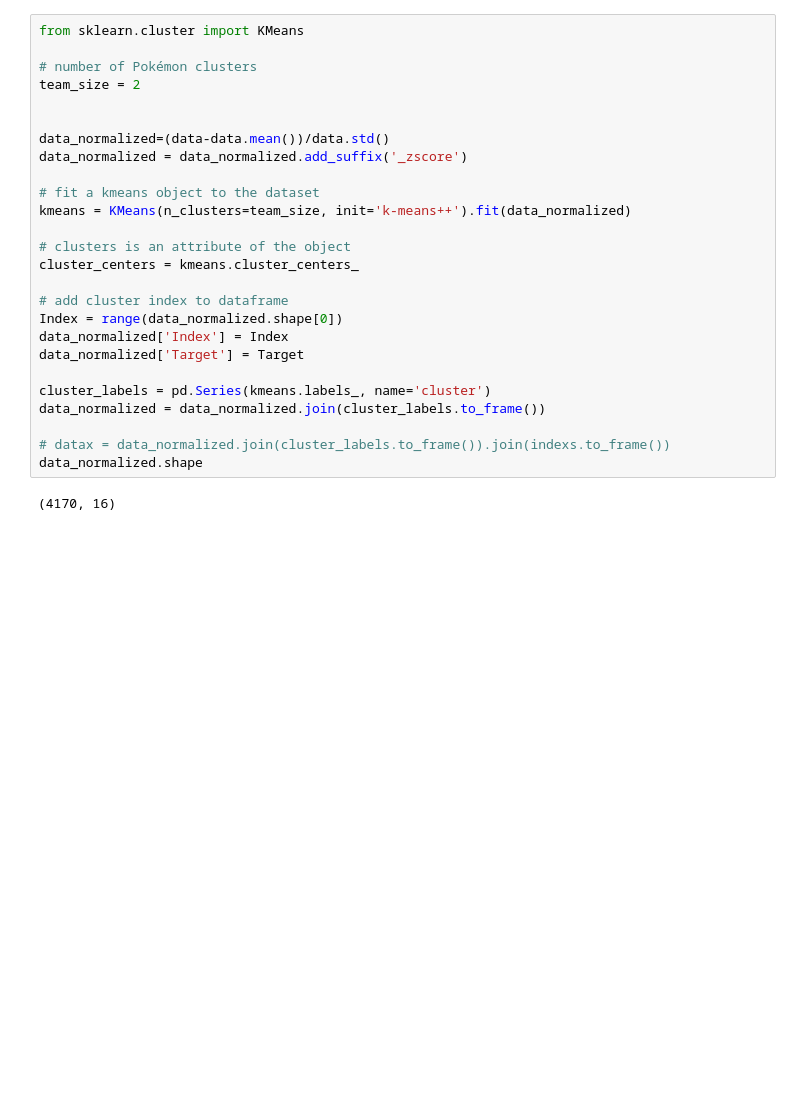
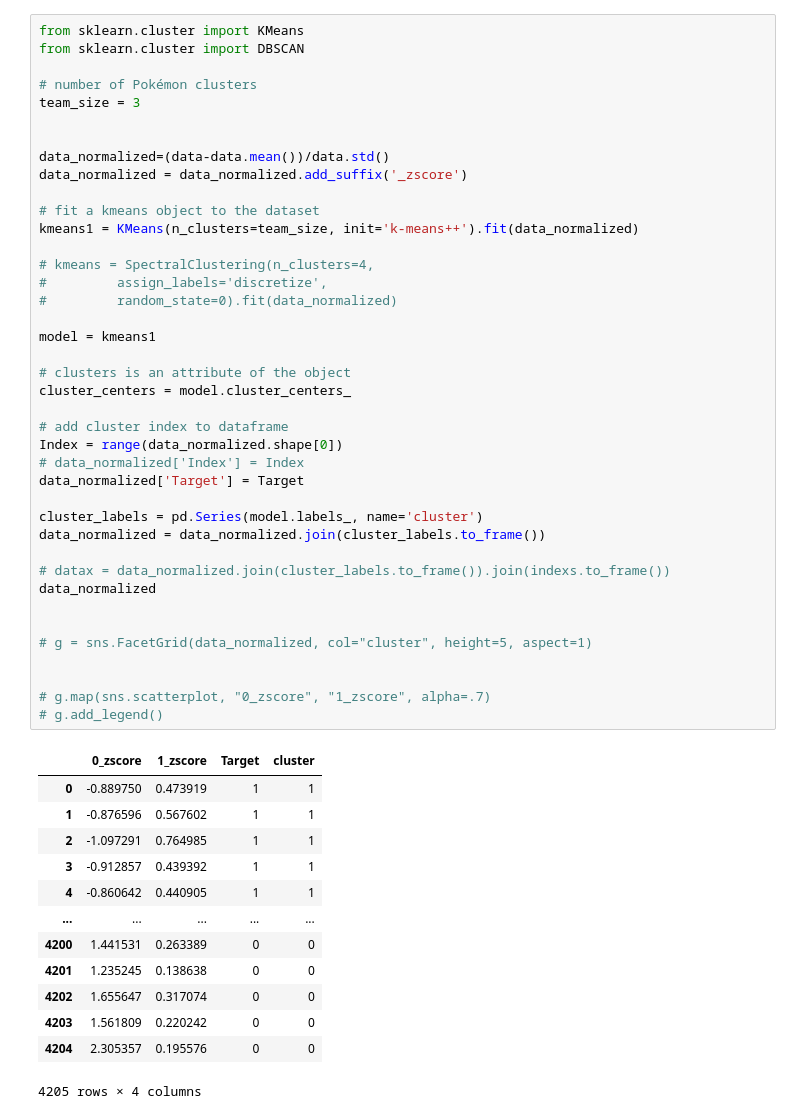
Before and after one commit to mokegg/Accoustic_Machine_monitoring, a Jupyter notebook: Clustering.ipynb, the cells around one changed output. Cells and saved outputs as stored; diff of their text form; blank space fills up the shorter version.

```diff
--- a/Clustering.ipynb
+++ b/Clustering.ipynb
@@ -39,28 +93,54 @@ import matplotlib.pyplot as plt
 # %%
 from sklearn.cluster import KMeans
+from sklearn.cluster import DBSCAN
 
 # number of Pokémon clusters
-team_size = 2
+team_size = 3
 
 
 data_normalized=(data-data.mean())/data.std()
 data_normalized = data_normalized.add_suffix('_zscore')
 
 # fit a kmeans object to the dataset
-kmeans = KMeans(n_clusters=team_size, init='k-means++').fit(data_normalized)
+kmeans1 = KMeans(n_clusters=team_size, init='k-means++').fit(data_normalized)
+
+# kmeans = SpectralClustering(n_clusters=4,
+#         assign_labels='discretize',
+#         random_state=0).fit(data_normalized)
+
+model = kmeans1
 
 # clusters is an attribute of the object
-cluster_centers = kmeans.cluster_centers_
+cluster_centers = model.cluster_centers_
 
 # add cluster index to dataframe
 Index = range(data_normalized.shape[0])
-data_normalized['Index'] = Index
+# data_normalized['Index'] = Index
 data_normalized['Target'] = Target
 
-cluster_labels = pd.Series(kmeans.labels_, name='cluster')
+cluster_labels = pd.Series(model.labels_, name='cluster')
 data_normalized = data_normalized.join(cluster_labels.to_frame())
 
 # datax = data_normalized.join(cluster_labels.to_frame()).join(indexs.to_frame())
-data_normalized.shape
+data_normalized
+
+
+# g = sns.FacetGrid(data_normalized, col="cluster", height=5, aspect=1)
+
+
+# g.map(sns.scatterplot, "0_zscore", "1_zscore", alpha=.7)
+# g.add_legend()
 # %% [output]
+|  | 0_zscore | 1_zscore | Target | cluster |
+| 0 | -0.889750 | 0.473919 | 1 | 1 |
+| 1 | -0.876596 | 0.567602 | 1 | 1 |
+| 2 | -1.097291 | 0.764985 | 1 | 1 |
+| 3 | -0.912857 | 0.439392 | 1 | 1 |
+| 4 | -0.860642 | 0.440905 | 1 | 1 |
+| ... | ... | ... | ... | ... |
+| 4200 | 1.441531 | 0.263389 | 0 | 0 |
+| 4201 | 1.235245 | 0.138638 | 0 | 0 |
+| 4202 | 1.655647 | 0.317074 | 0 | 0 |
+| 4203 | 1.561809 | 0.220242 | 0 | 0 |
+| 4204 | 2.305357 | 0.195576 | 0 | 0 |
-(4170, 16)
+4205 rows × 4 columns
```
Also changed, not shown: parts of 10 cells of this notebook.
